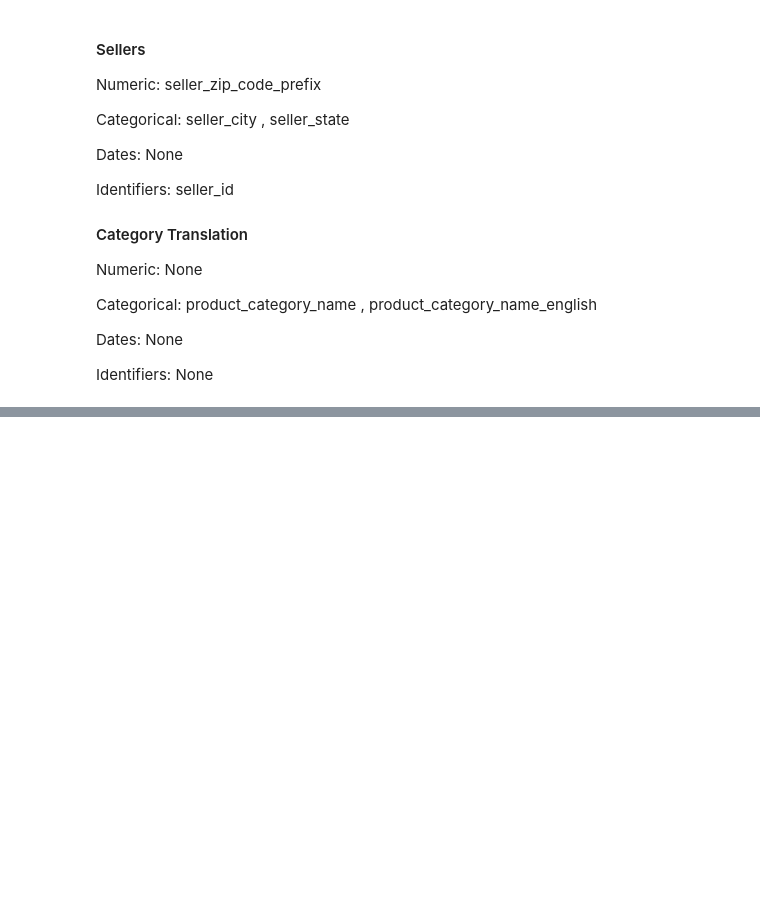
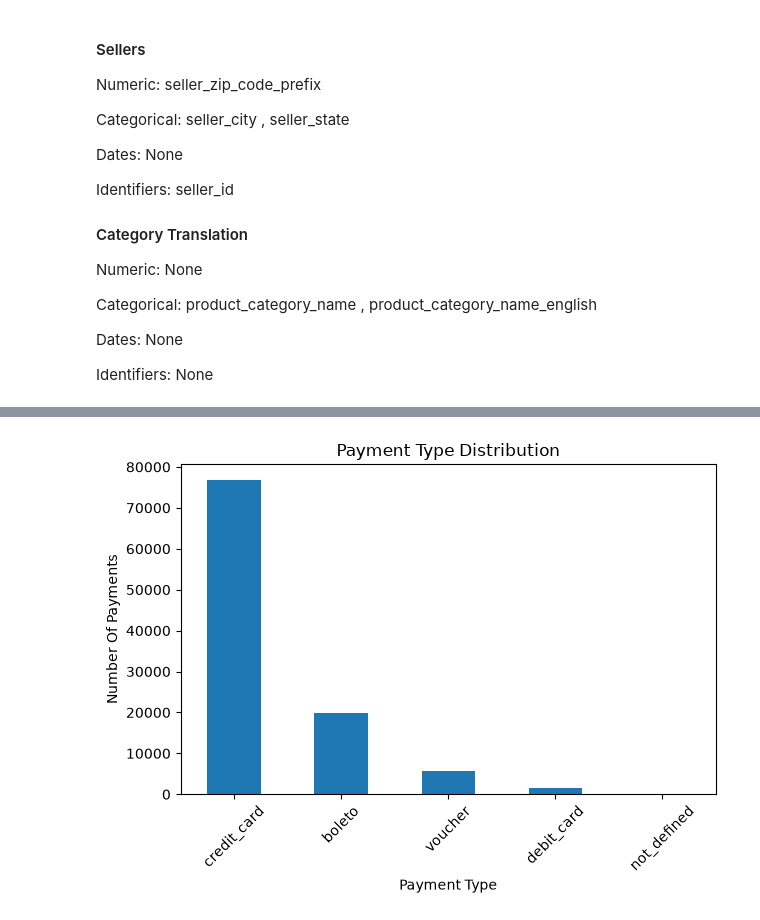
Before and after one commit to BhavyaAgrawat31/ML, a Jupyter notebook: notebooks/Lab01_OList_Dataset_Introduction.ipynb, the cells around one changed output, grey strips where cells are left out. Cells and saved outputs as stored; diff of their text form; code cells hidden in the pictures; blank space fills up the shorter version.

```diff
--- a/notebooks/Lab01_OList_Dataset_Introduction.ipynb
+++ b/notebooks/Lab01_OList_Dataset_Introduction.ipynb
@@ -290,0 +428,10 @@ missing_value_summary(orders)
+# %%
+payments["payment_type"].value_counts().plot(kind = "bar")
+plt.title("Payment Type Distribution")
+plt.xlabel("Payment Type")
+plt.xticks(rotation = 45)
+plt.ylabel("Number Of Payments")
+plt.tight_layout()
+plt.show()
+# %% [output]
+[figure, added]
```
Also changed, not shown: parts of 19 cells of this notebook, 12 other files.
